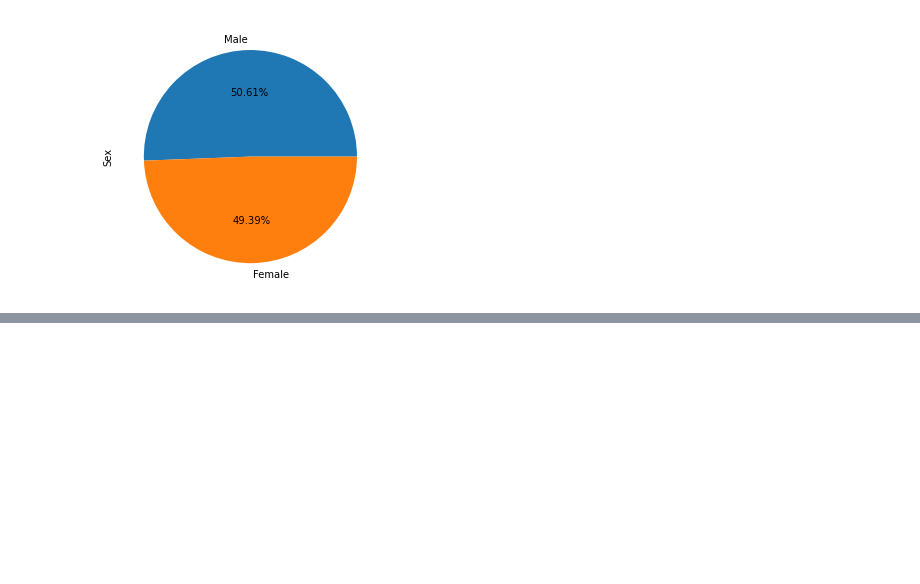
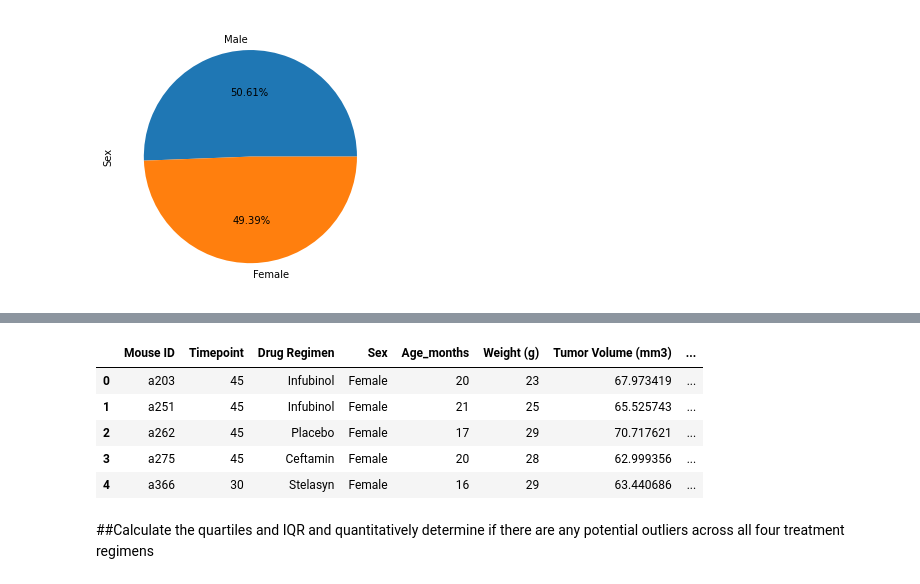
Before and after one commit to josiedeleon/Matplotlib--The-Power-of-Plots, a Jupyter notebook: Pymaceuticals.ipynb, the cells around one changed output, grey strips where cells are left out. Drawn from its saved outputs; the diff is of its cells as text; code cells hidden in the pictures; blank space fills up the shorter version.

Commit message:
IQR Outliers

```diff
--- a/Pymaceuticals.ipynb
+++ b/Pymaceuticals.ipynb
@@ -228,0 +229,5 @@ plt.tight_layout()
+# %%
+# Start by getting the last (greatest) timepoint for each mouse
+max_timepoint = clean_mouse_data.groupby(['Mouse ID'])['Timepoint'].max()
+max_timepoint = max_timepoint.reset_index()
+max_timepoint.head()
@@ -228,0 +241,11 @@ plt.tight_layout()
+# %%
+# Merge this group df with the original dataframe to get the tumor volume at the last timepoint
+regimen_merge = max_timepoint.merge(clean_mouse_data, on=['Mouse ID', 'Timepoint'], how="left")
+merge.head()
+# %% [output]
+|  | Mouse ID | Timepoint | Drug Regimen | Sex | Age_months | Weight (g) | Tumor Volume (mm3) | ... |
+| 0 | a203 | 45 | Infubinol | Female | 20 | 23 | 67.973419 | ... |
+| 1 | a251 | 45 | Infubinol | Female | 21 | 25 | 65.525743 | ... |
+| 2 | a262 | 45 | Placebo | Female | 17 | 29 | 70.717621 | ... |
+| 3 | a275 | 45 | Ceftamin | Female | 20 | 28 | 62.999356 | ... |
+| 4 | a366 | 30 | Stelasyn | Female | 16 | 29 | 63.440686 | ... |
@@ -228,0 +264,2 @@ plt.tight_layout()
+# %% [markdown]
+##Calculate the quartiles and IQR and quantitatively determine if there are any potential outliers across all four treatment regimens
```
Also changed, not shown: parts of 10 cells of this notebook.
